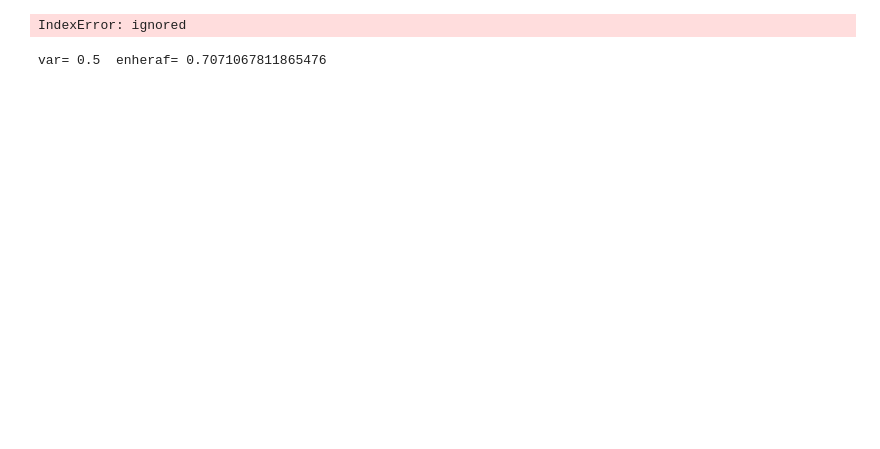
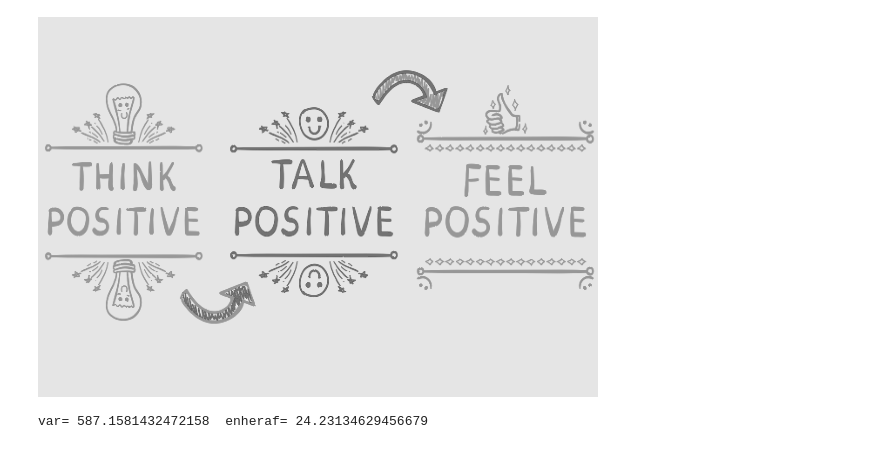
Before and after one commit to aSafarpoor/open_repo_storhouse_for_nlp_Quran, a Jupyter notebook: intensity_jalalian.ipynb, the cells around one changed output. Saved outputs shown, nothing was run; the diff lists cells and outputs as text; code cells hidden in the pictures; blank space fills up the shorter version.

```diff
--- a/intensity_jalalian.ipynb
+++ b/intensity_jalalian.ipynb
@@ -5,10 +5,10 @@ import cv2
 from google.colab.patches import cv2_imshow
 import numpy as np
 # %%
-name = "امضاء.png"
+name = "positivity.png"
 im = cv2.imread(name,cv2.IMREAD_GRAYSCALE)
+originalimage = im[:]
 
 im = im[im<255]
-
 im
 # %% [output]
@@ -19,7 +16,7 @@ array([], dtype=uint8)
 # %%
-cv2_imshow(im)
+cv2_imshow(originalimage)
 # %% [output]
-IndexError: ignored
+[figure, added]
 # %%
 im = np.array(im)
 np.savetxt('text.txt',im,fmt='%.0f')
@@ -29,4 +26,4 @@ var_ = np.var(im)
 enheraf_meyar = var_**0.5
 print("var=",var_," enheraf=",enheraf_meyar)
 # %% [output]
-var= 0.5  enheraf= 0.7071067811865476
+var= 587.1581432472158  enheraf= 24.23134629456679
```
Also changed, not shown: parts of 2 cells of this notebook.
